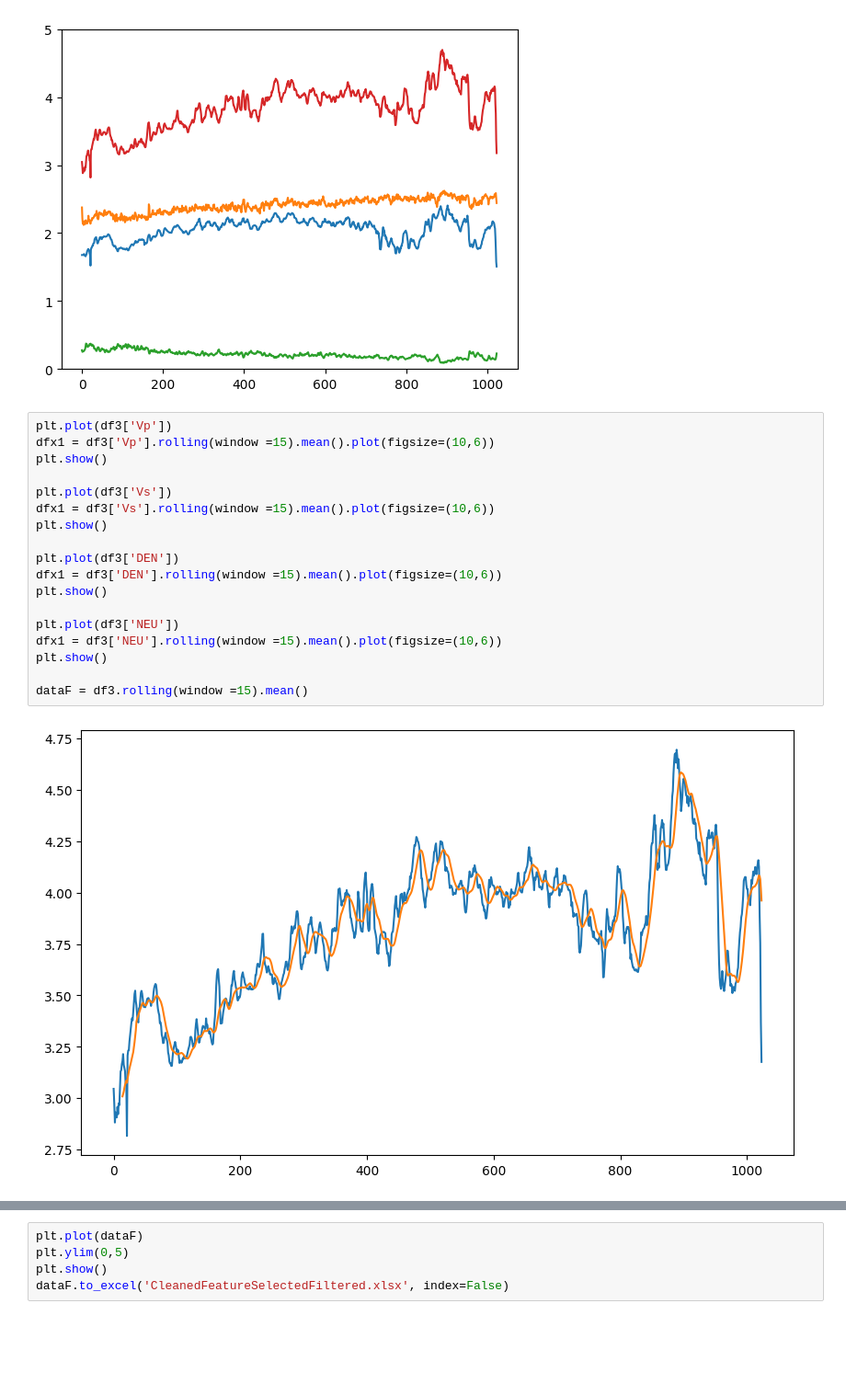
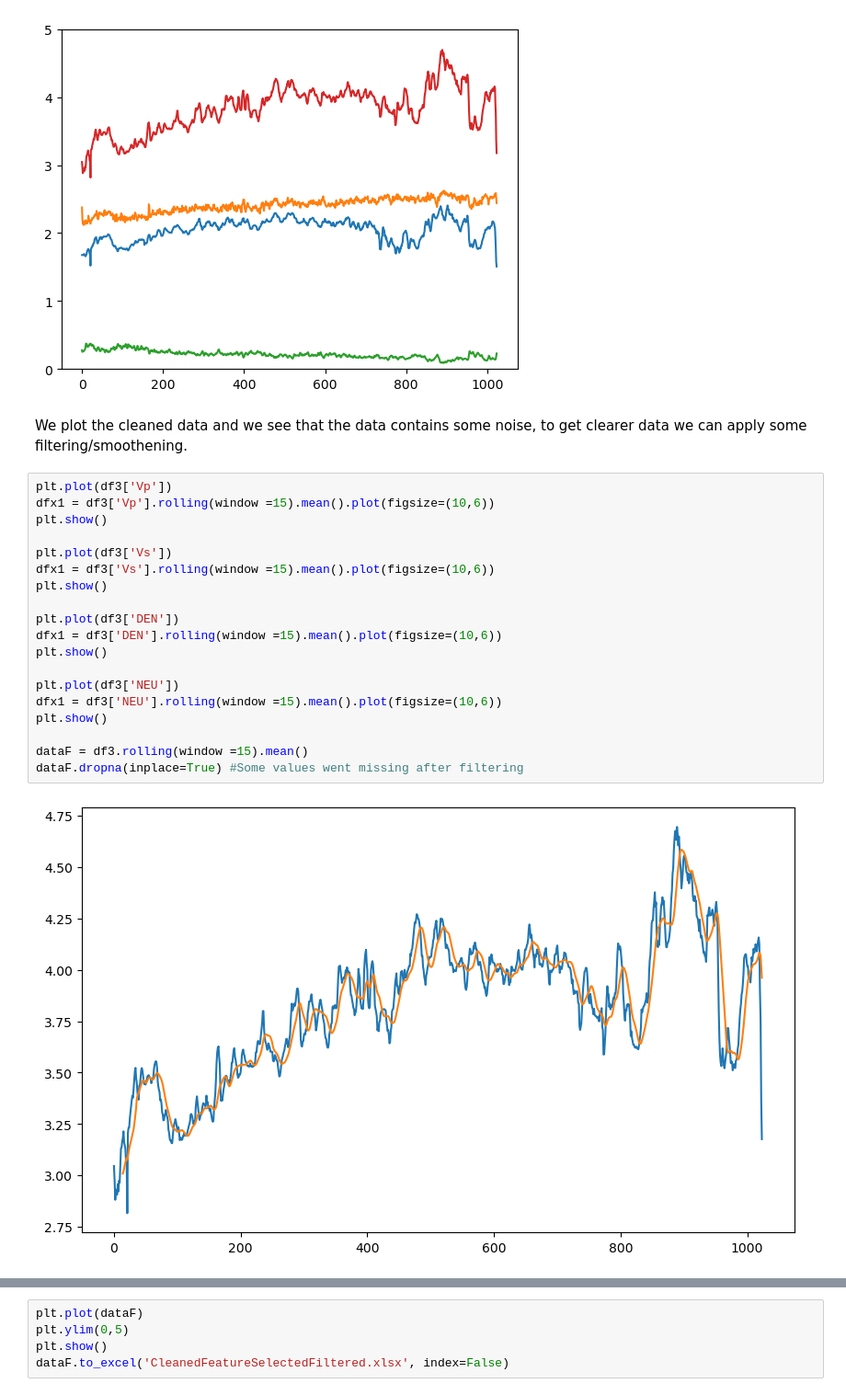
Before and after one commit to GitLars0/Teknisk-Modellering, a Jupyter notebook: ass_3/Project3_1.ipynb, the cells around one changed output, grey strips where cells are left out. Shown at 92% size. Drawn from its saved outputs; the diff is of its cells as text; blank space fills up the shorter version.

```diff
--- a/ass_3/Project3_1.ipynb
+++ b/ass_3/Project3_1.ipynb
@@ -250,25 +265,28 @@ dtypes: float64(4)
 memory usage: 32.1 KB
 (0.0, 5.0)
 [figure]
+# %% [markdown]
+We plot the cleaned data and we see that the data contains some noise, to get clearer data we can apply some filtering/smoothening.
 # %%
 plt.plot(df3['Vp'])
 dfx1 = df3['Vp'].rolling(window =15).mean().plot(figsize=(10,6))
 plt.show()
 
 plt.plot(df3['Vs'])
 dfx1 = df3['Vs'].rolling(window =15).mean().plot(figsize=(10,6))
 plt.show()
 
 plt.plot(df3['DEN'])
 dfx1 = df3['DEN'].rolling(window =15).mean().plot(figsize=(10,6))
 plt.show()
 
 plt.plot(df3['NEU'])
 dfx1 = df3['NEU'].rolling(window =15).mean().plot(figsize=(10,6))
 plt.show()
 
 dataF = df3.rolling(window =15).mean()
+dataF.dropna(inplace=True) #Some values went missing after filtering
 # %% [output]
-[figure, old version]
+[figure, new version]
 [figure]
 [figure]
```
Also changed, not shown: parts of 34 cells of this notebook, 2 other files.
